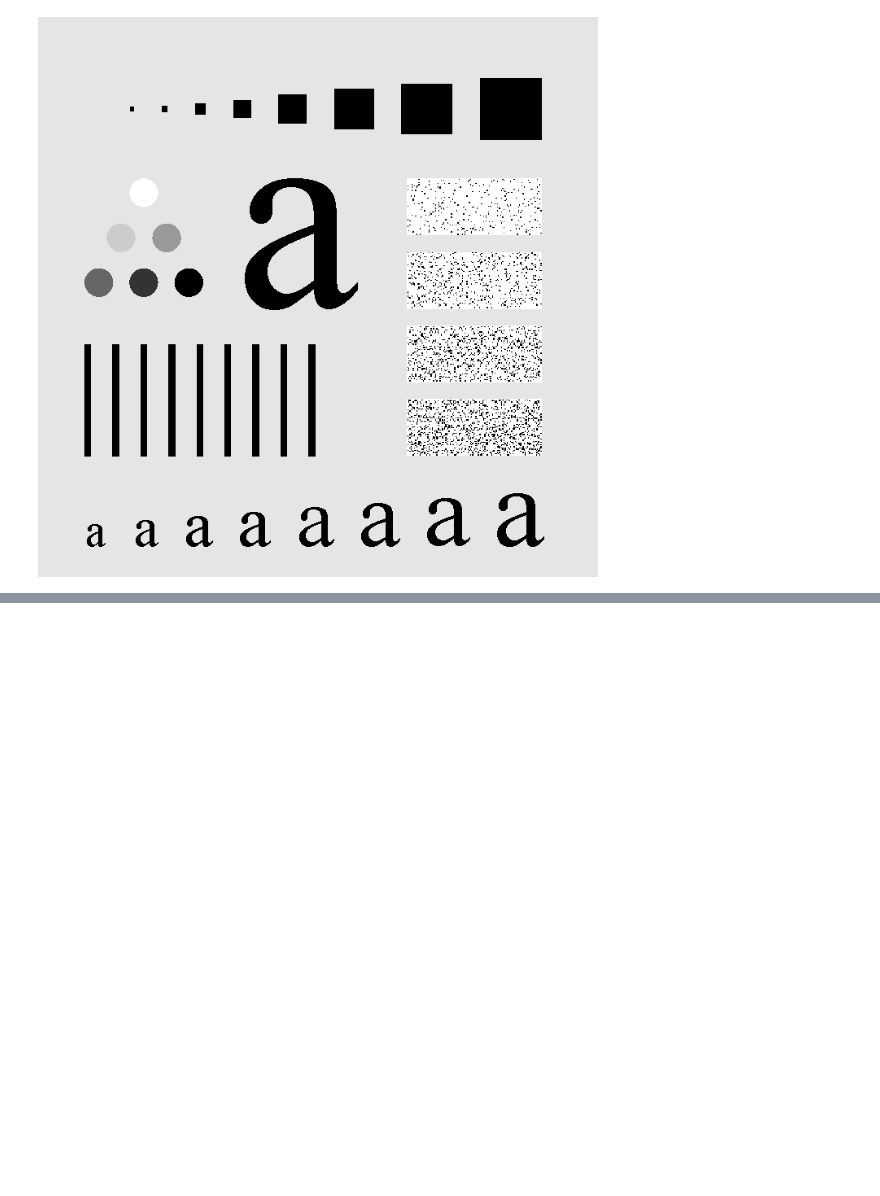
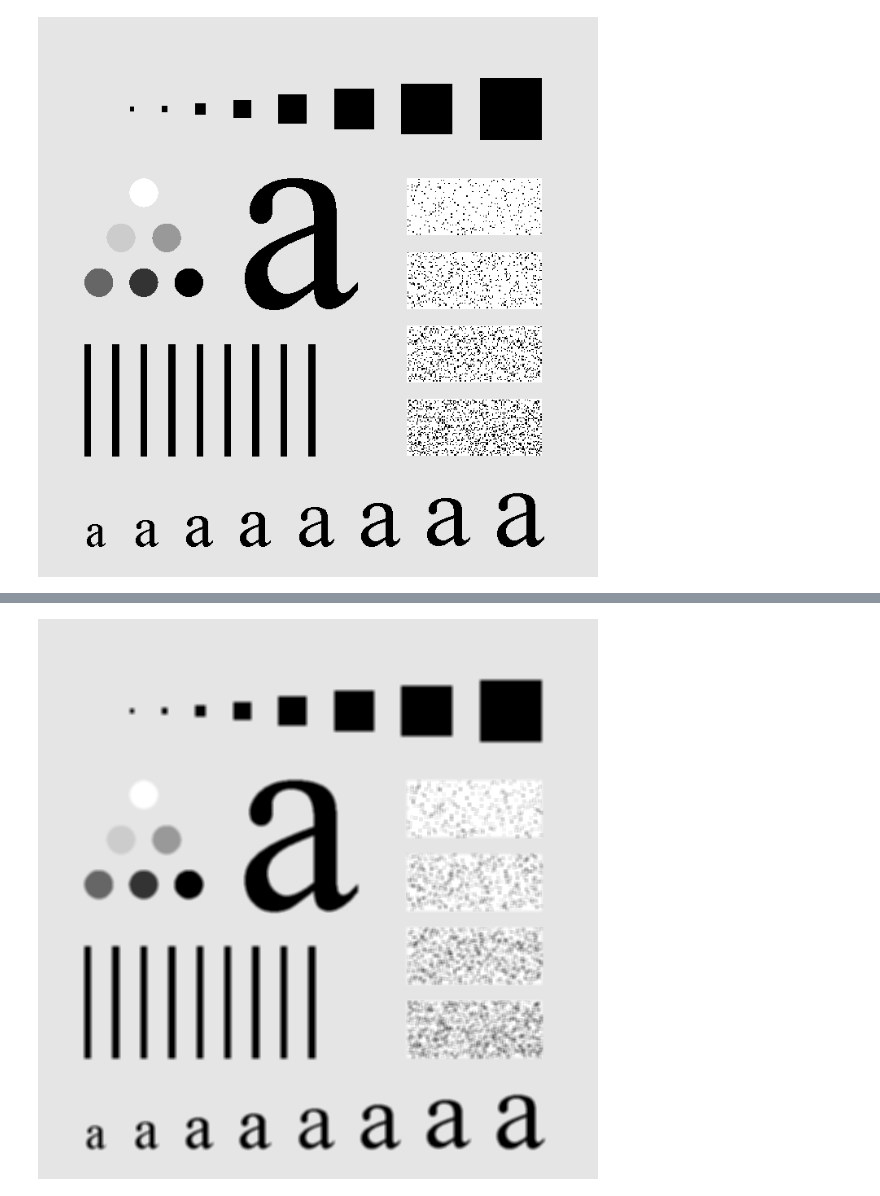
Before and after one commit to MubashirullahD/diplab09, a Jupyter notebook: Spatial Filtering.ipynb, the cells around one changed output, grey strips where cells are left out. Drawn from its saved outputs; the diff is of its cells as text; code cells hidden in the pictures; blank space fills up the shorter version.

```diff
--- a/Spatial Filtering.ipynb
+++ b/Spatial Filtering.ipynb
@@ -52,0 +48,7 @@ spatialfilter(img, 35, (1/(35.0*35)))
+# %%
+filtersize  = 5
+arrayfilter = np.ones((filtersize, filtersize)) * 1/(filtersize*filtersize)
+# %%
+spatialfilter(img, arrayfilter )
+# %% [output]
+[figure, added]
```
Also changed, not shown: parts of 14 cells of this notebook.
